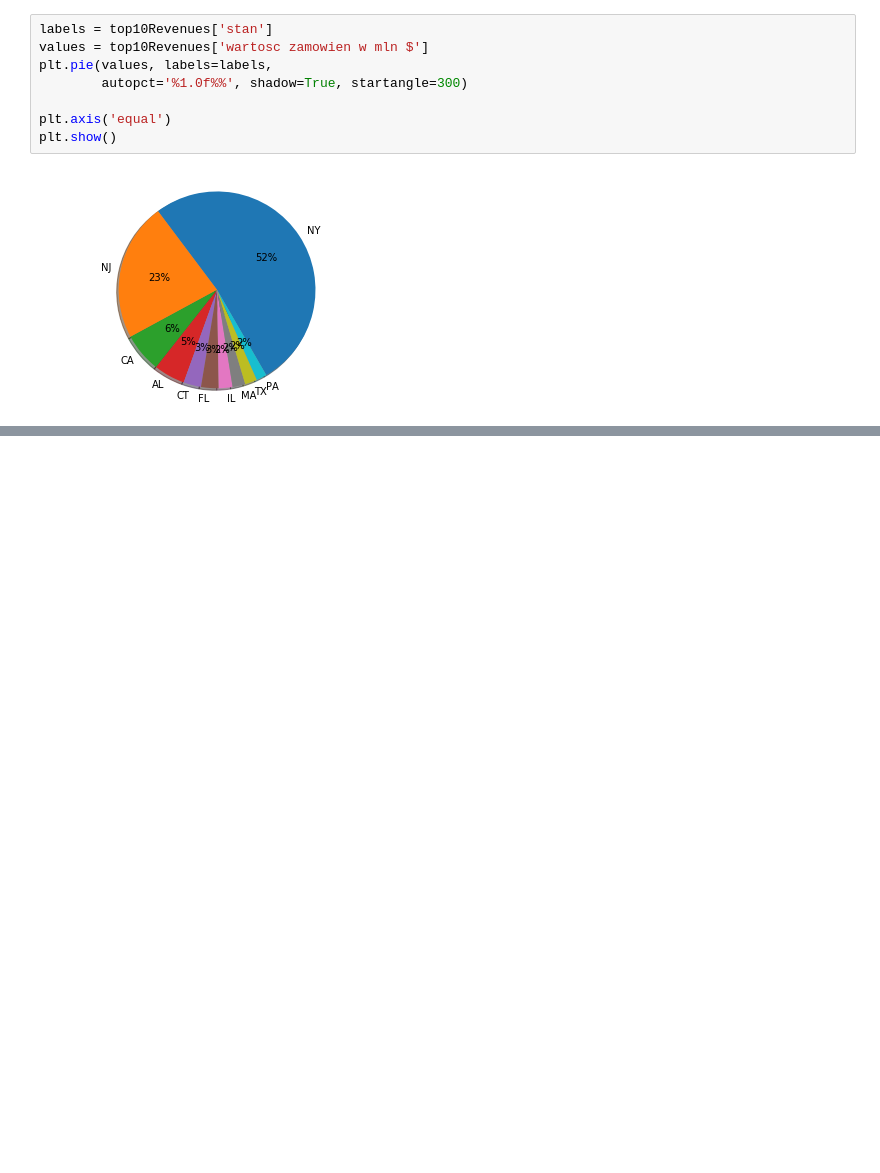
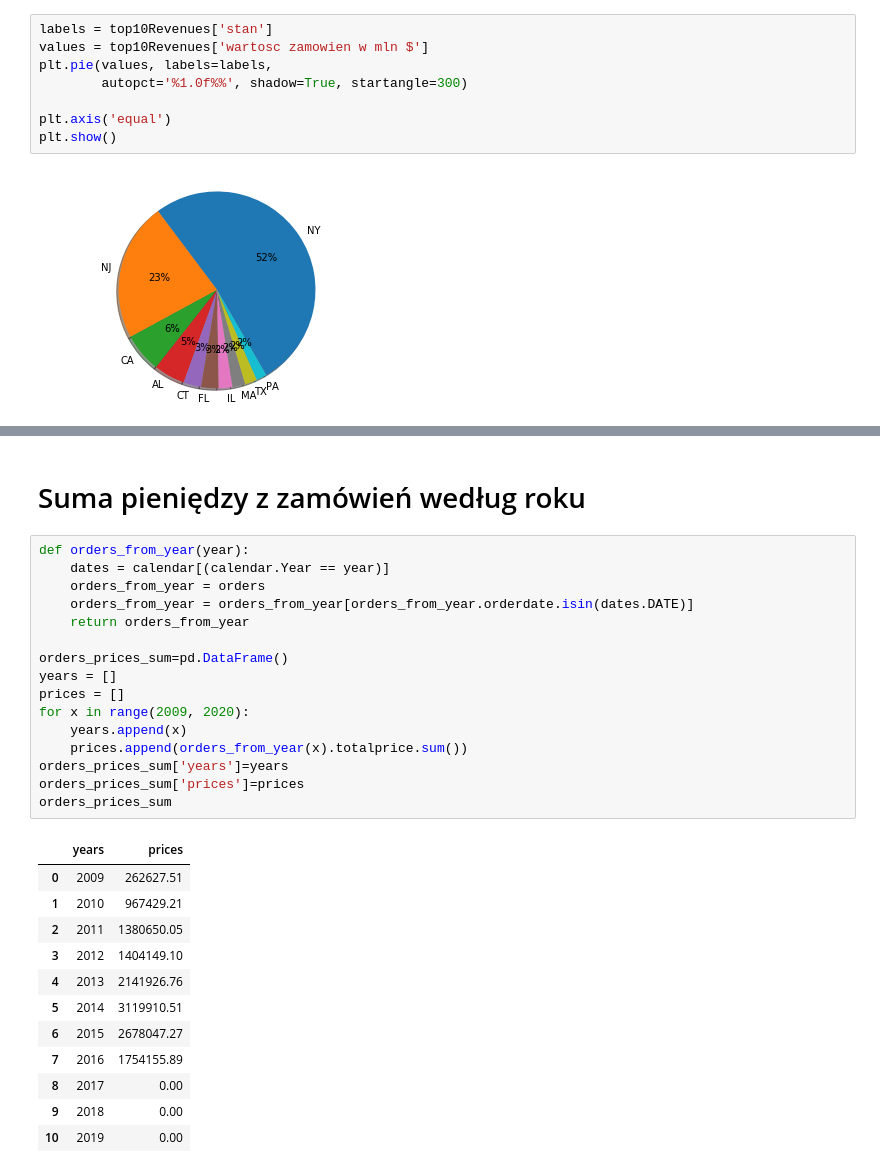
Before and after one commit to Julitt/ZarzadzanieInformacjaJupyter, a Jupyter notebook: projekt.ipynb, the cells around one changed output, grey strips where cells are left out. Saved outputs shown, nothing was run; the diff lists cells and outputs as text; blank space fills up the shorter version.

Commit message:
Orders price by year

```diff
--- a/projekt.ipynb
+++ b/projekt.ipynb
@@ -200,0 +183,31 @@ len(calendar)
+# %% [markdown]
+# Suma pieniędzy z zamówień według roku
+# %%
+def orders_from_year(year):
+    dates = calendar[(calendar.Year == year)]
+    orders_from_year = orders
+    orders_from_year = orders_from_year[orders_from_year.orderdate.isin(dates.DATE)]
+    return orders_from_year
+
+orders_prices_sum=pd.DataFrame()
+years = []
+prices = []
+for x in range(2009, 2020):
+    years.append(x)
+    prices.append(orders_from_year(x).totalprice.sum())
+orders_prices_sum['years']=years
+orders_prices_sum['prices']=prices
+orders_prices_sum
+# %% [output]
+|  | years | prices |
+| 0 | 2009 | 262627.51 |
+| 1 | 2010 | 967429.21 |
+| 2 | 2011 | 1380650.05 |
+| 3 | 2012 | 1404149.10 |
+| 4 | 2013 | 2141926.76 |
+| 5 | 2014 | 3119910.51 |
+| 6 | 2015 | 2678047.27 |
+| 7 | 2016 | 1754155.89 |
+| 8 | 2017 | 0.00 |
+| 9 | 2018 | 0.00 |
+| 10 | 2019 | 0.00 |
```
Also changed, not shown: parts of 7 cells of this notebook.
